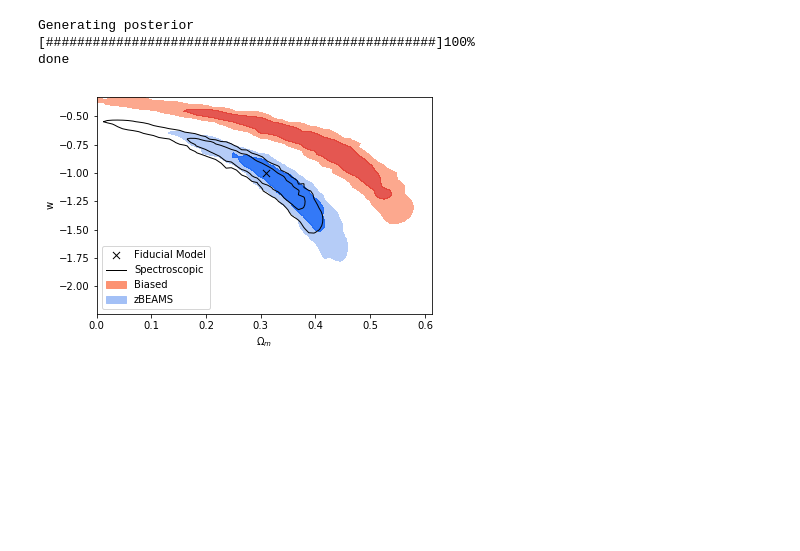
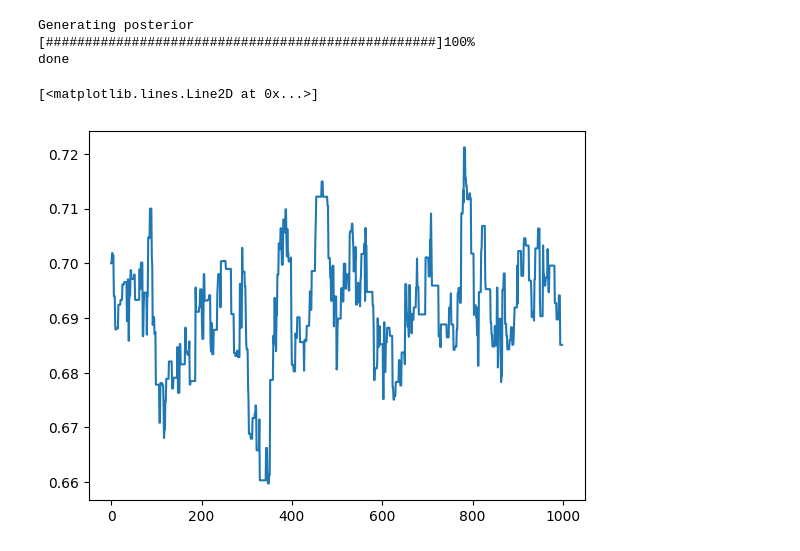
Before and after one commit to P-1884/COSMIC-BEAMS, a Jupyter notebook: spectroscopic.ipynb, the cells around one changed output. Saved outputs shown, nothing was run; the diff lists cells and outputs as text; code cells hidden in the pictures; blank space fills up the shorter version.

```diff
--- a/spectroscopic.ipynb
+++ b/spectroscopic.ipynb
@@ -90,36 +207,15 @@ mcmc_spec(50000,                         #number of steps
 Generating posterior
 [##################################################]100%
 done
-# %%
-nb_mcmc_file = 'chains/mcmc_chain_nobias.txt'
-bi_mcmc_file = 'chains/mcmc_chain_bias_muo.txt'
-zb_mcmc_file = 'chains/mcmc_chain_zBEAMS.txt'
-
-om_nb,H0_nb,w_nb = np.loadtxt(nb_mcmc_file, usecols=[0,1,2],unpack=True)
-om_bi,H0_bi,w_bi = np.loadtxt(bi_mcmc_file, usecols=[0,1,2],unpack=True)
-om_zb,H0_zb,w_zb = np.loadtxt(zb_mcmc_file, usecols=[0,1,2],unpack=True)
-
-c_nb = np.loadtxt(nb_mcmc_file,usecols=[0,2])
-c_bi = np.loadtxt(bi_mcmc_file,usecols=[0,2])
-c_zb = np.loadtxt(zb_mcmc_file,usecols=[0,2])
-N100_nb,N95_nb,N68_nb,X_nb,Y_nb,Z_nb = contour(c_nb,[0,1],smooth=21e4,line=True)
-N100_bi,N95_bi,N68_bi,X_bi,Y_bi,Z_bi = contour(c_bi,[0,1],smooth=20e4,line=False)
-N100_zb,N95_zb,N68_zb,X_zb,Y_zb,Z_zb = contour(c_zb,[0,1],smooth=16e4,line=False)
-col0 = ('#a3c0f6','#0057f6')#light blue;dark blue
-col1 = ('#fc9272','#de2d26')#light red;dark red
-col2 = ('k','k')
-
-cs0 = plt.contourf(X_bi,Y_bi,Z_bi,levels=[N95_bi,N68_bi,N100_bi],colors=col1,alpha=0.8)
-cs1 = plt.contourf(X_zb,Y_zb,Z_zb,levels=[N95_zb,N68_zb,N100_zb],colors=col0,alpha=0.8)
-cs2 = plt.contour(X_nb,Y_nb,Z_nb,levels=[N95_nb,N68_nb,N100_nb],colors=col2,alpha=1.0,linewidths=1)
-cs3 = plt.scatter(0.31,-1,s=50,linewidth=1,marker='x',c='k',label='Fiducial Model')
-plt.ylabel('w')
-plt.xlabel(r'$\Omega_m$')
-
-patch7 = mpatches.Patch(color=col0[0], label='zBEAMS')
-patch8 = mpatches.Patch(color=col1[0], label='Biased',ls='solid',lw=1)
-patch9 = mlines.Line2D([],[],color=col2[0],linewidth=1, label='Spectroscopic')
-plt.legend(handles=[cs3,patch9,patch8,patch7],loc=3)
-plt.show()
-# %% [output]
-[figure, removed]
+# %%
+#!python3 -m pip install arviz
+import arviz as az
+#az.style.use("arviz-plasmish")
+az.style.use('arviz-doc')
+#az.style.available
+# %%
+import matplotlib.pyplot as pl
+pl.plot(mcmc_chains_SL_orig['Ode'])
+# %% [output]
+[<matplotlib.lines.Line2D at 0x...>]
+[figure, added]
```
Also changed, not shown: parts of 7 cells of this notebook, 5 other files.
